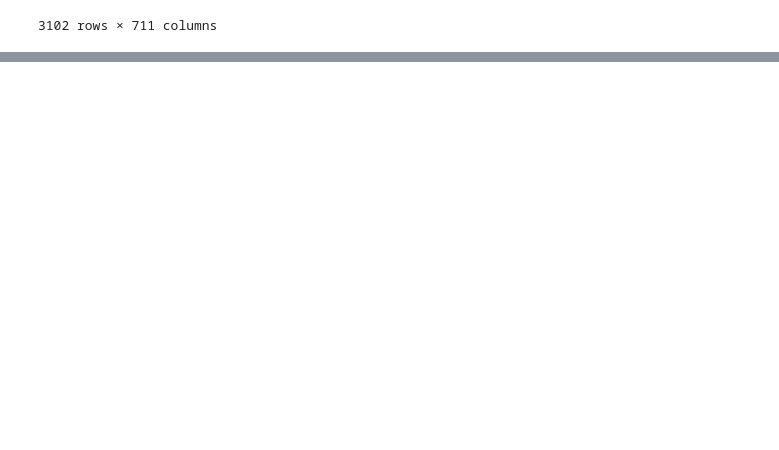
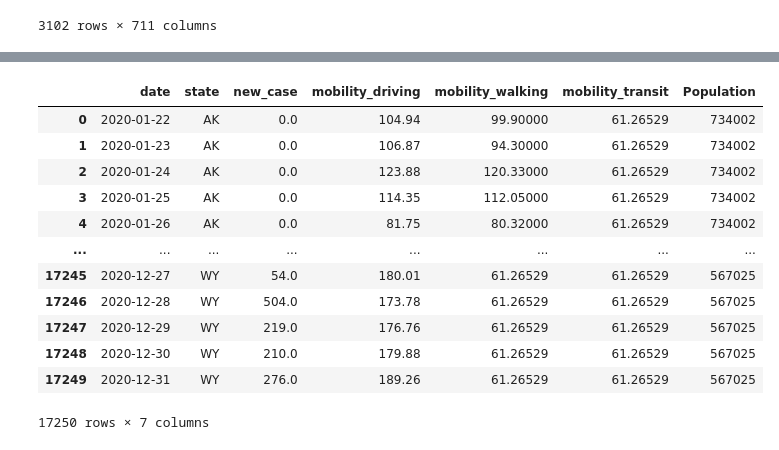
Before and after one commit to jessbunnag/cds-1001-capstone, a Jupyter notebook: q3.ipynb, the cells around one changed output, grey strips where cells are left out. Saved outputs shown, nothing was run; the diff lists cells and outputs as text; code cells hidden in the pictures; blank space fills up the shorter version.

```diff
--- a/q3.ipynb
+++ b/q3.ipynb
@@ -363,0 +267,21 @@ ValueError: operands could not be broadcast together with shapes (798270,4) (109
+# %%
+dates_2020 = [col for col in apple_mobility.columns if col.startswith('2020')]
+
+mobility_cols = ['transportation_type', 'sub-region'] + dates_2020
+mobility_us = apple_mobility[apple_mobility['country'] == "United States"][mobility_cols]
+
+mobility_us.rename(columns={'sub-region':'state'}, inplace=True)
+mobility_us
+
+mobility_us = mobility_us.melt(id_vars=["transportation_type", "state"], var_name="date", value_name="mobility")
+
+# make new column based on transportation type
+for value in ['driving', 'walking', 'transit']:
+    mobility_us[f'mobility_{value}'] = np.where(mobility_us['transportation_type'] == value, mobility_us['mobility'].astype(float), float("NaN"))
+
+mobility_us.drop(columns=['transportation_type', 'mobility'], inplace=True)
+
+mobility_us_indexed = mobility_us.groupby(['state', 'date']).first()
+mobility_us_indexed.reset_index(inplace=True, level=['date', 'state'])
+mobility_us_indexed['date'] = pd.to_datetime(mobility_us_indexed['date'], infer_datetime_format=True)
+mobility_us_indexed
@@ -363,0 +302,26 @@ ValueError: operands could not be broadcast together with shapes (798270,4) (109
+# %%
+# merge all dfs
+mobility_by_state = blue_red.merge(mobility_us_indexed, left_on='stateName', right_on='state')\
+    .drop(columns=['stateName', 'state'])\
+    .rename(columns={'stateCode': 'state'})
+
+# mobility_by_state
+new_case_vs_mobility = new_cases.merge(mobility_by_state, on=['date', 'state'], how='inner')
+final_data2 = new_case_vs_mobility.merge(pop_by_state, on='state', how='inner')
+final_data2.replace(',','', regex=True, inplace=True)
+# %%
+final_data2.fillna(value=final_data2[f'mobility_{value}'].mean())
+# %% [output]
+|  | date | state | new_case | mobility_driving | mobility_walking | mobility_transit | Population |
+| 0 | 2020-01-22 | AK | 0.0 | 104.94 | 99.90000 | 61.26529 | 734002 |
+| 1 | 2020-01-23 | AK | 0.0 | 106.87 | 94.30000 | 61.26529 | 734002 |
+| 2 | 2020-01-24 | AK | 0.0 | 123.88 | 120.33000 | 61.26529 | 734002 |
+| 3 | 2020-01-25 | AK | 0.0 | 114.35 | 112.05000 | 61.26529 | 734002 |
+| 4 | 2020-01-26 | AK | 0.0 | 81.75 | 80.32000 | 61.26529 | 734002 |
+| ... | ... | ... | ... | ... | ... | ... | ... |
+| 17245 | 2020-12-27 | WY | 54.0 | 180.01 | 61.26529 | 61.26529 | 567025 |
+| 17246 | 2020-12-28 | WY | 504.0 | 173.78 | 61.26529 | 61.26529 | 567025 |
+| 17247 | 2020-12-29 | WY | 219.0 | 176.76 | 61.26529 | 61.26529 | 567025 |
+| 17248 | 2020-12-30 | WY | 210.0 | 179.88 | 61.26529 | 61.26529 | 567025 |
+| 17249 | 2020-12-31 | WY | 276.0 | 189.26 | 61.26529 | 61.26529 | 567025 |
+17250 rows × 7 columns
```
Also changed, not shown: parts of 12 cells of this notebook.
